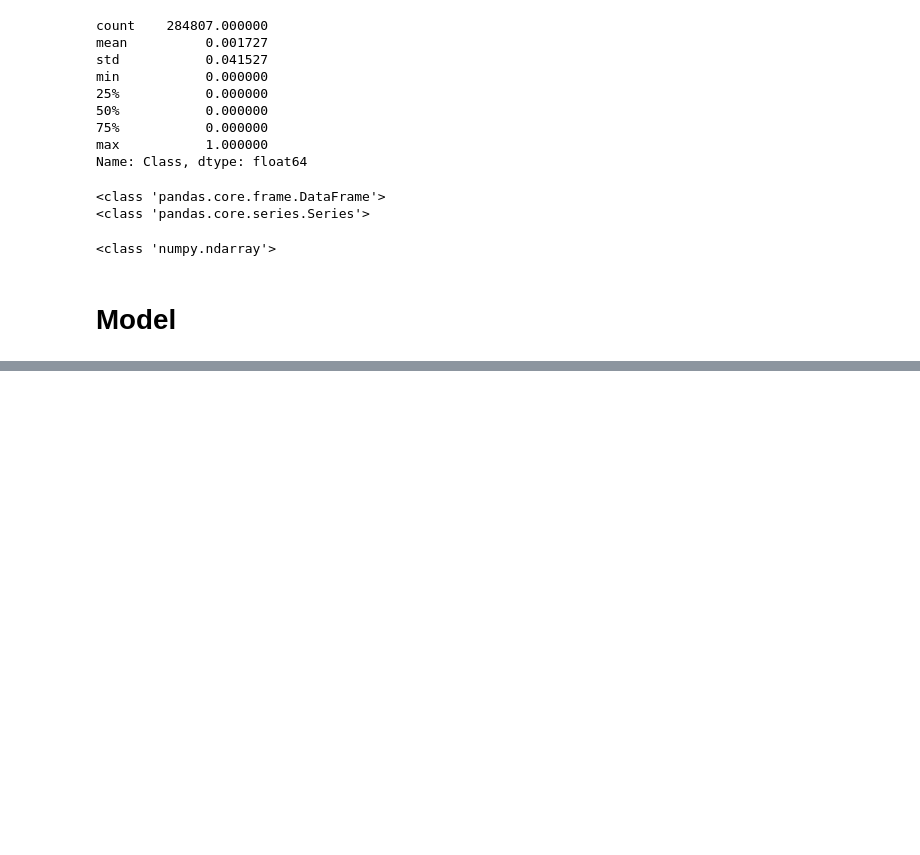
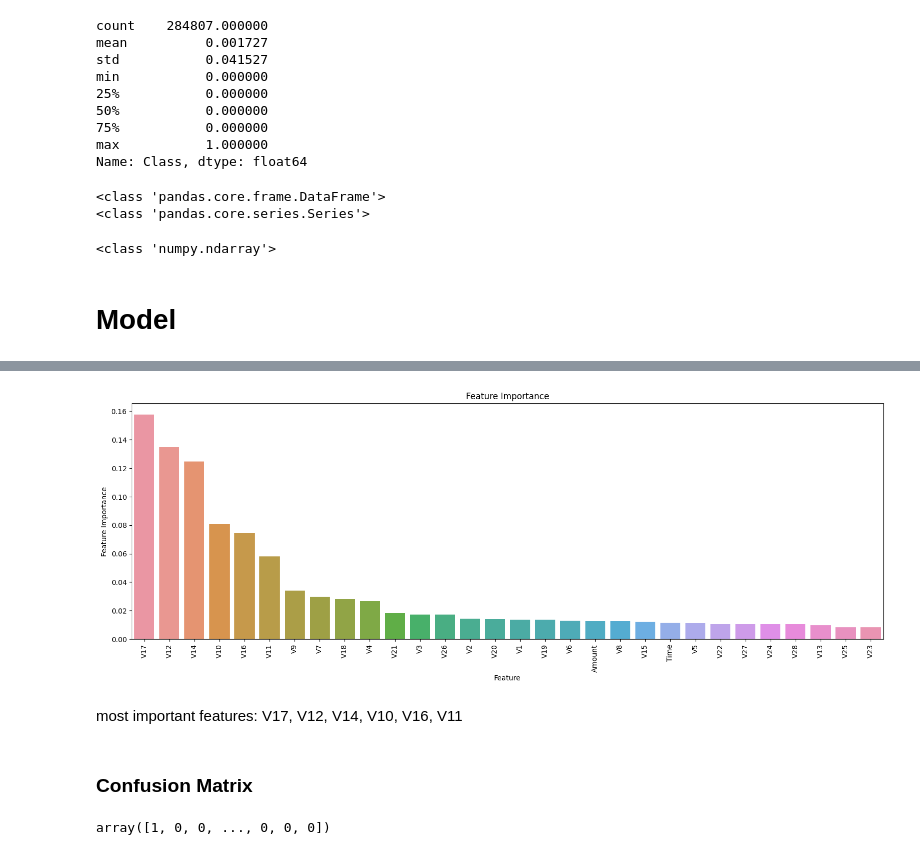
Before and after one commit to gavanp/credit_card_fraud_detection, a Jupyter notebook: Credit_Card_Fraud_Detection.ipynb, the cells around one changed output, grey strips where cells are left out. Cells and saved outputs as stored; diff of their text form; code cells hidden in the pictures; blank space fills up the shorter version.

Commit message:
Kaggle Notebook | notebook0cb60a8996 | Random Forest Model

```diff
--- a/Credit_Card_Fraud_Detection.ipynb
+++ b/Credit_Card_Fraud_Detection.ipynb
@@ -218,0 +228,8 @@ print(type(X_train_scaled))
+# %%
+clf = RandomForestClassifier(n_estimators = 100,
+                             random_state = 42,
+                             criterion = 'gini',
+                             verbose = 2
+                            )
+# %%
+clf.fit(X_train, y_train)
@@ -218,0 +289,4 @@ print(type(X_train_scaled))
+# %%
+featimp_df = pd.DataFrame({'Feature':X.columns, 'Feature Importance': clf.feature_importances_})
+featimp_df = featimp_df.sort_values(by='Feature Importance', ascending=False)
+featimp_df.head()
@@ -218,0 +300,16 @@ print(type(X_train_scaled))
+# %%
+fig, ax = plt.subplots(1,1, figsize=(19,6))
+ax.set_title('Feature Importance')
+ax = sns.barplot(x='Feature', y='Feature Importance', data=featimp_df)
+ax.set_xticklabels(ax.get_xticklabels(),rotation=90)
+plt.show()
+# %% [output]
+[figure, added]
+# %% [markdown]
+most important features: V17, V12, V14, V10, V16, V11
+# %% [markdown]
+### Confusion Matrix
+# %%
+pred
+# %% [output]
+array([1, 0, 0, ..., 0, 0, 0])
```
Also changed, not shown: parts of 11 cells of this notebook.
